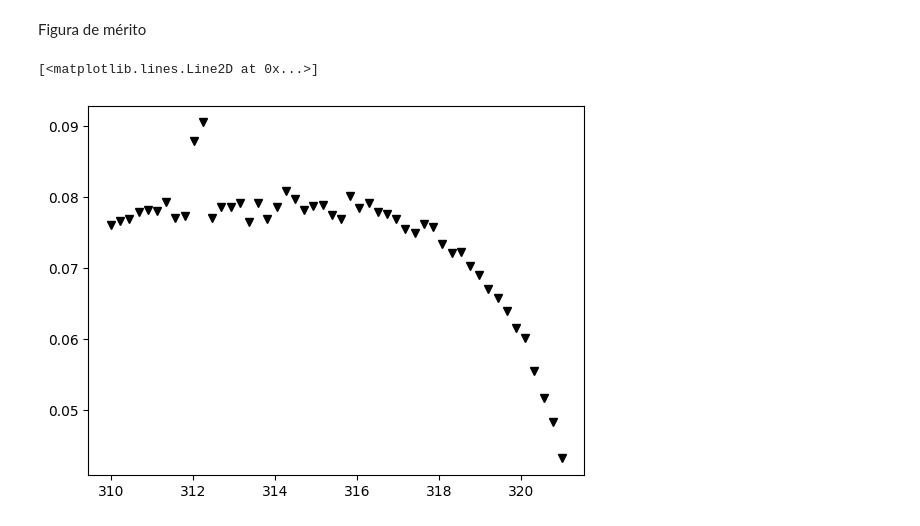
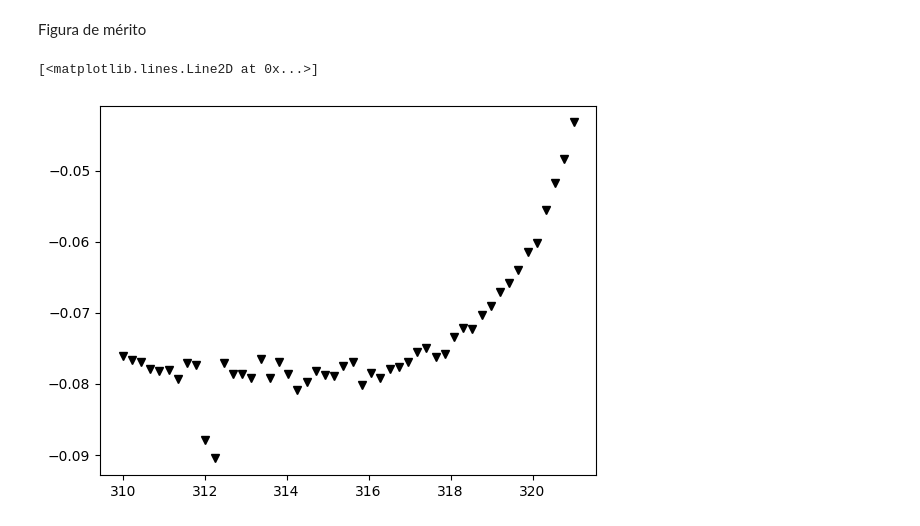
Before and after one commit to albertopeinador/termicas, a Jupyter notebook: lab_termo.ipynb, the cells around one changed output. Saved outputs shown, nothing was run; the diff lists cells and outputs as text; code cells hidden in the pictures.

```diff
--- a/lab_termo.ipynb
+++ b/lab_termo.ipynb
@@ -42,13 +41,17 @@ dtfs = load_files_with_pattern(direc, 'temps_ej1.csv')
 # %% [markdown]
 Tarea 1: Para el ciclo C1.dat, C6.dat y C12.dat, analizad la señal del campo eléctrico frente al tiempo y de la polarización frente al tiempo, discutiendo cómo se relaciona con el carácter ferroeléctrico o paraeléctrico de la muestra.
 # %%
-list_of_cicles = ['C1.DAT', 'C6.DAT', 'C12.DAT']
+list_of_cicles = file_names
 fig = plt.figure()
 ax = fig.add_subplot(1,1,1)
 fig2 = plt.figure()
 ax2 = fig2.add_subplot(1,1,1)
+fig3 = plt.figure()
+ax3 = fig3.add_subplot(1,1,1)
 for i in list_of_cicles:
     dtfs[i][1].plot(x = 0, y = 1, ax=ax)
     dtfs[i][1].plot(x = 0, y = 2, ax=ax2)
-  #  print(dtfs[i][1])
+    if dtfs[i][0] == 323.6:
+      dtfs[i][1].plot(x = 1, y = 2, ax=ax3)
+plt.grid()
 # %% [output]
@@ -56,0 +64,34 @@ for i in list_of_cicles:
+# %%
+#   Cálculo de Pr y Ec
+from scipy.optimize import curve_fit
+Pr = []
+Ec = []
+fig = plt.figure()
+ax = fig.subplots()
+fig2 = plt.figure()
+ax2 = fig2.subplots()
+fig3 = plt.figure()
+ax3 = fig3.subplots()
+for i in list_of_cicles:
+    t_Ec = dtfs[i][1][1].iloc[(dtfs[i][1][2]).abs().argsort()[:6]].to_list()
+    t_Pr = dtfs[i][1][2].iloc[(dtfs[i][1][1]).abs().argsort()[:6]].to_list()
+    Pr.append(t_Pr)
+    Ec.append(t_Ec)
+    for j in range(len(t_Pr)):
+        ax.plot(dtfs[i][0], t_Pr[j], 'kv')
+        ax2.plot(dtfs[i][0], t_Ec[j], 'rs')
+        ax3.plot(dtfs[i][0], t_Pr[j]**2, 'kv')
+#ax.set_yscale('log')
+#ax2.set_yscale('log')
+#ax3.set_yscale('log')
+av_Pr2 = []
+T = []
+for i in range (len (Pr)):
+    av_Pr2.append((Pr[i][0]**2 + Pr[i][1]**2) / 2)
+for i in list_of_cicles:
+    T.append (dtfs[i][0])
+print (Ec)
+par, cov = curve_fit(r, T[:-5], av_Pr2[:-5])
+x = np.linspace(309, 320, 100)
+y = r(x, par[0], par[1])
+ax3.plot(x, y)
@@ -98,16 +163,16 @@ Figura de mérito
 # %%
 #    Load c data
 rho = 1.69
 c = pd.read_csv('datos_practicas_23_24/calorespecifico.dat', header=None)
 cSv = c[1] * rho
 T = np.linspace(310, 321, 50)
 Fv = []
 for i in T:
     df_closest_e = e_TGS.iloc[(C_TGS[0]-i).abs().argsort()[:1]]
     df_closest_cSv = cSv.iloc[(c[0]-i).abs().argsort()[:1]]
     df_closest_pi = pi.iloc[(data[1]-i).abs().argsort()[:1]]
-    Fv.append(-df_closest_pi.to_list()[0] / (e0 * df_closest_e.to_list()[0] * df_closest_cSv.to_list()[0]))
+    Fv.append(df_closest_pi.to_list()[0] / (e0 * df_closest_e.to_list()[0] * df_closest_cSv.to_list()[0]))
 plt.plot(T, Fv, 'kv')
 # %% [output]
 [<matplotlib.lines.Line2D at 0x...>]
-[figure, old version]
+[figure, new version]
```
Also changed, not shown: parts of 7 cells of this notebook, 3 other files.
